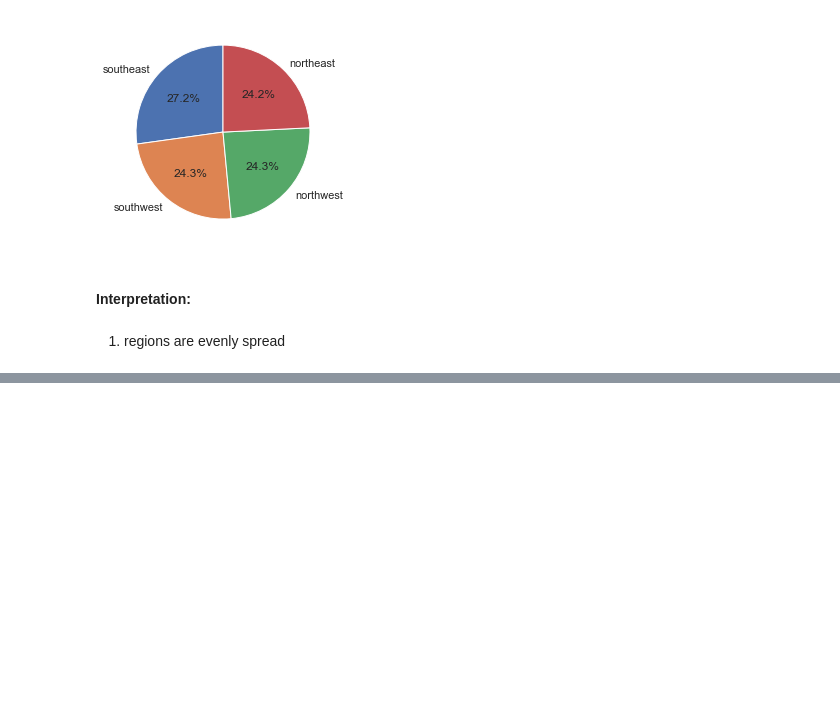
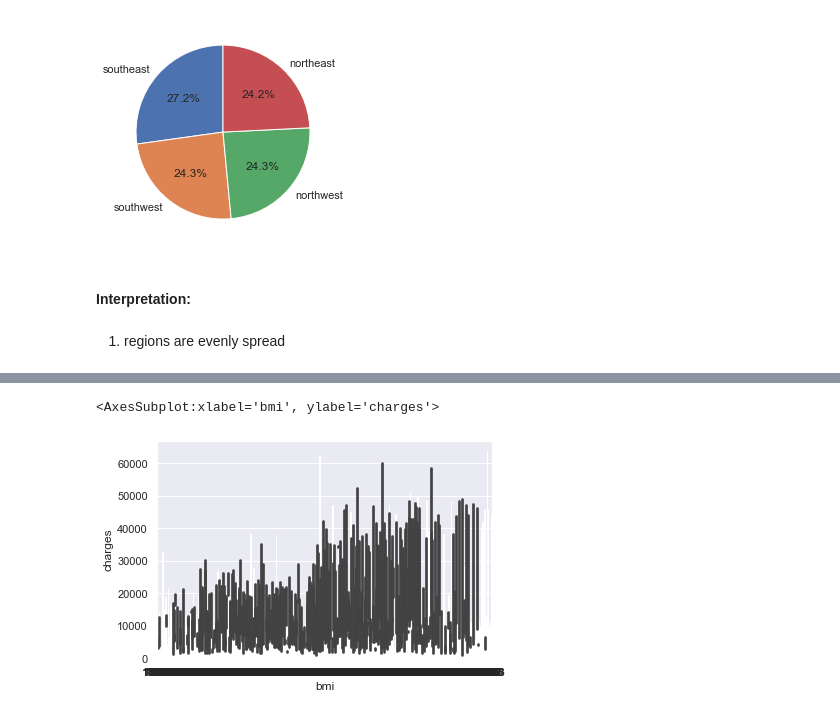
Before and after one commit to VincentBrunner/medical-insurance-portfolio-project, a Jupyter notebook: Untitled.ipynb, the cells around one changed output, grey strips where cells are left out. Cells and saved outputs as stored; diff of their text form; code cells hidden in the pictures; blank space fills up the shorter version.

```diff
--- a/Untitled.ipynb
+++ b/Untitled.ipynb
@@ -138,0 +138,5 @@ We want to check for corrrelations between the amount of children and the region
+# %%
+sns.barplot(insurance_df["bmi"], insurance_df["charges"])
+# %% [output]
+<AxesSubplot:xlabel='bmi', ylabel='charges'>
+[figure, added]
```
Also changed, not shown: parts of 13 cells of this notebook.
